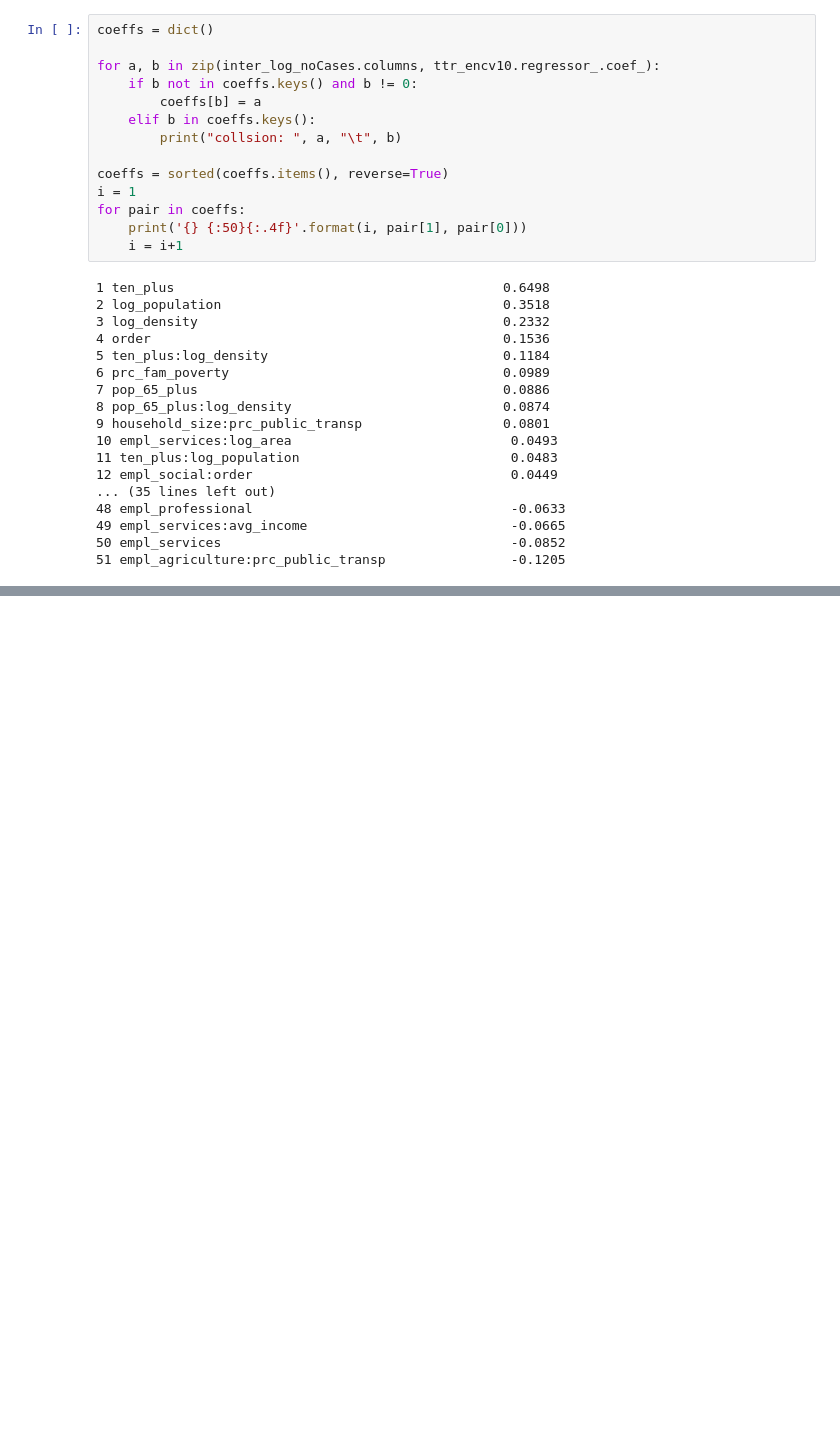
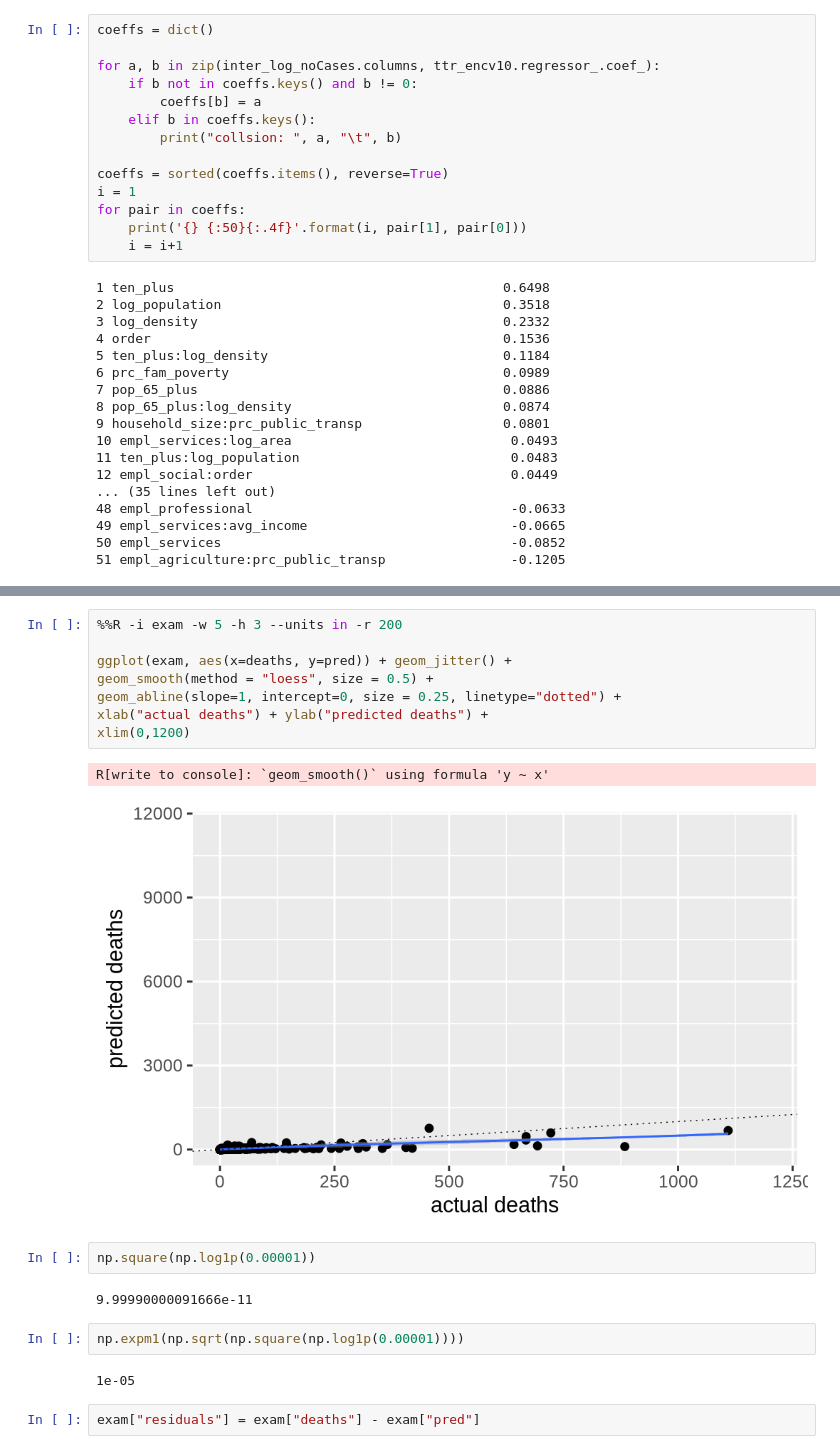
Before and after one commit to aejurgensen/Covid-19, a Jupyter notebook: models_interactions.ipynb, the cells around one changed output, grey strips where cells are left out. Cells and saved outputs as stored; diff of their text form; blank space fills up the shorter version.

```diff
--- a/models_interactions.ipynb
+++ b/models_interactions.ipynb
@@ -587,0 +614,21 @@ for pair in coeffs:
+# %%
+%%R -i exam -w 5 -h 3 --units in -r 200
+
+ggplot(exam, aes(x=deaths, y=pred)) + geom_jitter() +
+geom_smooth(method = "loess", size = 0.5) +
+geom_abline(slope=1, intercept=0, size = 0.25, linetype="dotted") +
+xlab("actual deaths") + ylab("predicted deaths") +
+xlim(0,1200)
+# %% [output]
+R[write to console]: `geom_smooth()` using formula 'y ~ x'
+[figure, added]
+# %%
+np.square(np.log1p(0.00001))
+# %% [output]
+9.99990000091666e-11
+# %%
+np.expm1(np.sqrt(np.square(np.log1p(0.00001))))
+# %% [output]
+1e-05
+# %%
+exam["residuals"] = exam["deaths"] - exam["pred"]
```
Also changed, not shown: parts of 7 cells of this notebook.
